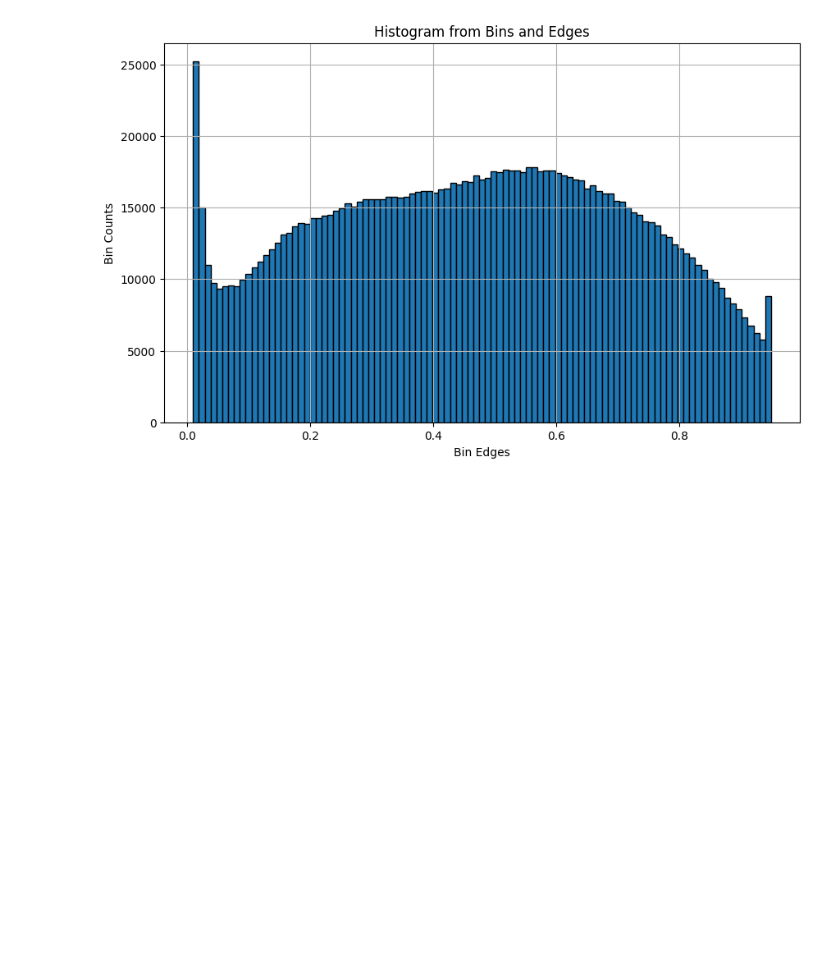
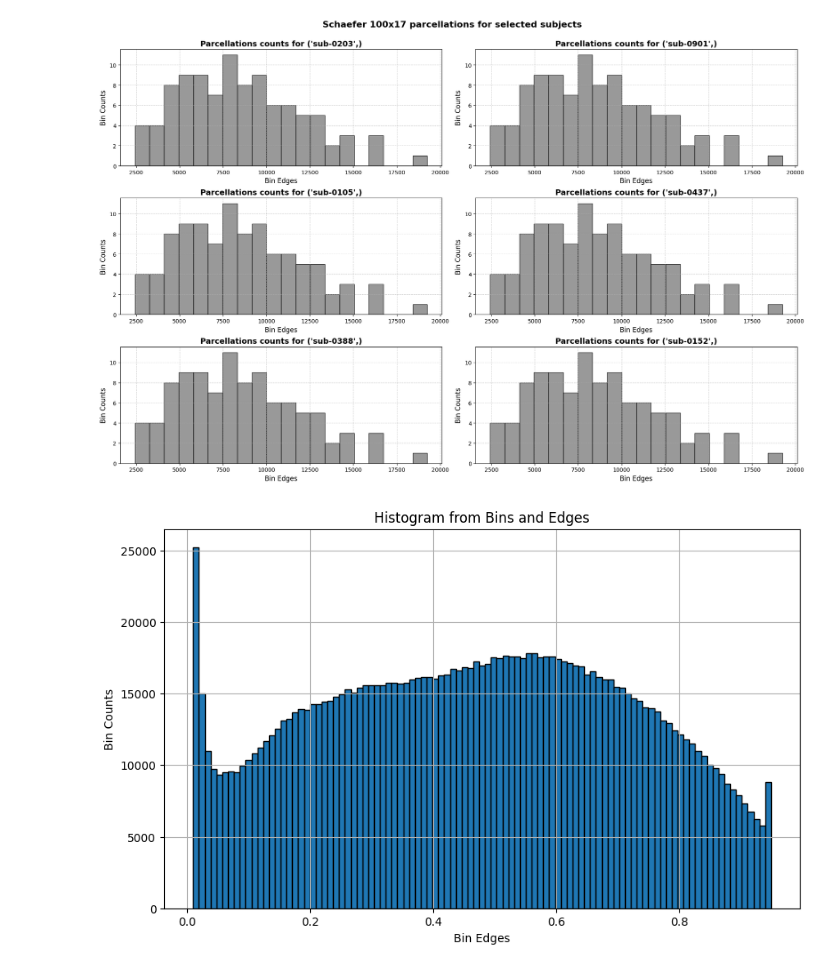
Before and after one commit to Cup-cake-lover/Junifer_HistogramMarker, a Jupyter notebook: Plot_samples.ipynb, the cells around one changed output. Saved outputs shown, nothing was run; the diff lists cells and outputs as text; code cells hidden in the pictures; blank space fills up the shorter version.

```diff
--- a/Plot_samples.ipynb
+++ b/Plot_samples.ipynb
@@ -49,3 +51,45 @@ plot_histogram_data('/home/hsreekri/Junifer_HistogramMarker/AOMICID1000_vbm_hist
+# %%
+def plot_parcellation_data(path_to_file: str) -> None:
+    # Load the storage
+    storage = HDF5FeatureStorage(uri=path_to_file)
+
+    # Read the dataframes
+    parcellations_counts_df = storage.read_df('VBM_GM_Schaefer100x17_counts_aggregation')
+
+
+    # Randomly select 6 rows from both dataframes
+    random_indices = np.random.choice(parcellations_counts_df.index, size=6, replace=False)
+    selected_counts_df = parcellations_counts_df.loc[random_indices]
+    #selected_bins_df = histograms_bins_df.loc[random_indices]
+
+    # Create a 3x2 subplot
+    fig, axes = plt.subplots(3, 2, figsize=(18, 12))
+    axes = axes.flatten()  # Flatten the axes array for easy iteration
+
+    # Plot each histogram in the subplot
+    for i, idx in enumerate(random_indices):
+        bin_counts = np.array(selected_counts_df.loc[idx]).reshape(100).astype(float)
+        #bin_edges = np.array(selected_bins_df.loc[idx][1:]).astype(float)
+
+        # Color for each histogram
+
+        # Plot histogram
+        axes[i].hist(bin_counts,bins=20,edgecolor='black', color='grey', alpha=0.8)
+        #axes[i].step(bin_counts,color='b')
+        axes[i].set_xlabel('Bin Edges', fontsize=12)
+        axes[i].set_ylabel('Bin Counts', fontsize=12)
+        axes[i].set_title(f'Parcellations counts for {idx}', fontsize=14, fontweight='bold')
+        axes[i].grid(True, linestyle='--', alpha=0.6)
+
+    # Adjust layout and show plot
+    plt.tight_layout()
+    plt.subplots_adjust(top=0.92)  # Adjust top to make space for the main title
+    plt.suptitle('Schaefer 100x17 parcellations for selected subjects', fontsize=16, fontweight='bold')
+    plt.show()
+# %%
+plot_parcellation_data('data/AOMICID1000_vbm_parcellations_sch100.hdf5')
+# %% [output]
+[figure, added]
 # %%
 df = storage.read_df('VBM_GM_hist_hist')
 bin_df = storage.read_df('VBM_GM_hist_bin_edges')
```
Also changed, not shown: parts of 2 cells of this notebook.
